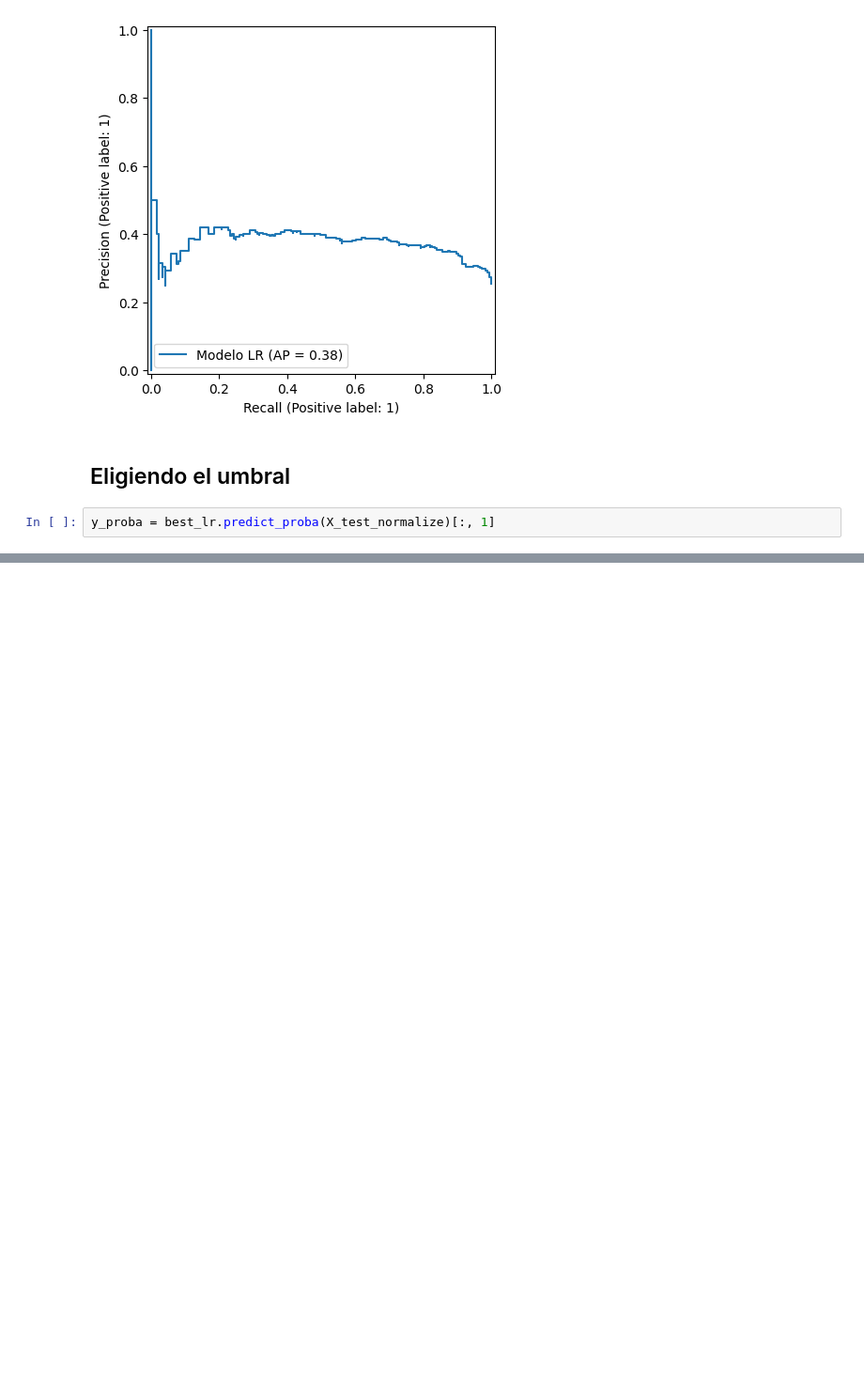
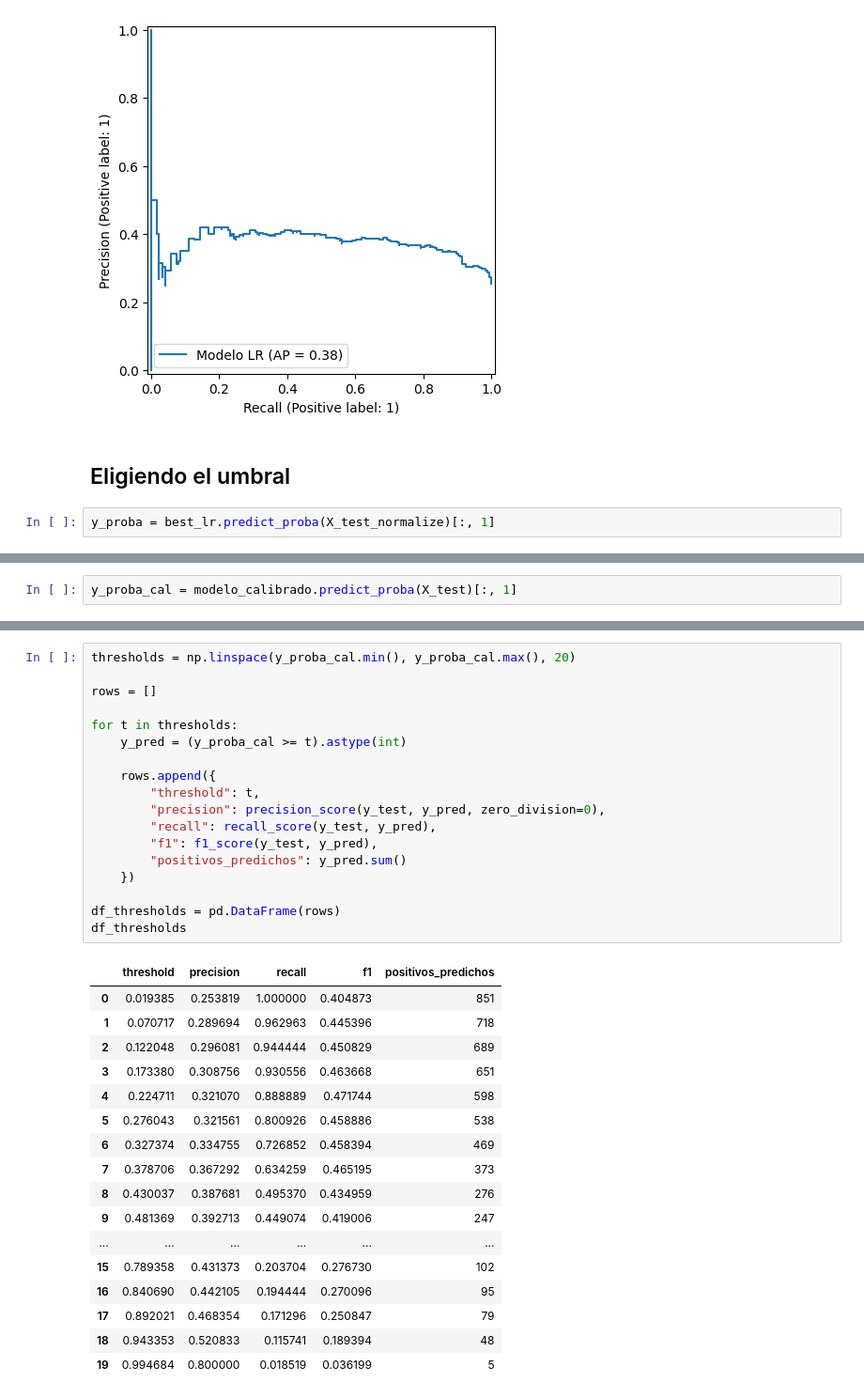
Before and after one commit to GuilleLondero/churn_insight_hackathon, a Jupyter notebook: data_science/notebooks/optimizacion_modelos.ipynb, the cells around one changed output, grey strips where cells are left out. Shown at 94% size. Saved outputs shown, nothing was run; the diff lists cells and outputs as text; blank space fills up the shorter version.

```diff
--- a/data_science/notebooks/optimizacion_modelos.ipynb
+++ b/data_science/notebooks/optimizacion_modelos.ipynb
@@ -520,0 +542,2 @@ df_thresholds
+# %%
+y_proba_cal = modelo_calibrado.predict_proba(X_test)[:, 1]
@@ -520,0 +548,36 @@ df_thresholds
+# %%
+thresholds = np.linspace(y_proba_cal.min(), y_proba_cal.max(), 20)
+
+rows = []
+
+for t in thresholds:
+    y_pred = (y_proba_cal >= t).astype(int)
+
+    rows.append({
+        "threshold": t,
+        "precision": precision_score(y_test, y_pred, zero_division=0),
+        "recall": recall_score(y_test, y_pred),
+        "f1": f1_score(y_test, y_pred),
+        "positivos_predichos": y_pred.sum()
+    })
+
+df_thresholds = pd.DataFrame(rows)
+df_thresholds
+# %% [output]
+|  | threshold | precision | recall | f1 | positivos_predichos |
+| 0 | 0.019385 | 0.253819 | 1.000000 | 0.404873 | 851 |
+| 1 | 0.070717 | 0.289694 | 0.962963 | 0.445396 | 718 |
+| 2 | 0.122048 | 0.296081 | 0.944444 | 0.450829 | 689 |
+| 3 | 0.173380 | 0.308756 | 0.930556 | 0.463668 | 651 |
+| 4 | 0.224711 | 0.321070 | 0.888889 | 0.471744 | 598 |
+| 5 | 0.276043 | 0.321561 | 0.800926 | 0.458886 | 538 |
+| 6 | 0.327374 | 0.334755 | 0.726852 | 0.458394 | 469 |
+| 7 | 0.378706 | 0.367292 | 0.634259 | 0.465195 | 373 |
+| 8 | 0.430037 | 0.387681 | 0.495370 | 0.434959 | 276 |
+| 9 | 0.481369 | 0.392713 | 0.449074 | 0.419006 | 247 |
+| ... | ... | ... | ... | ... | ... |
+| 15 | 0.789358 | 0.431373 | 0.203704 | 0.276730 | 102 |
+| 16 | 0.840690 | 0.442105 | 0.194444 | 0.270096 | 95 |
+| 17 | 0.892021 | 0.468354 | 0.171296 | 0.250847 | 79 |
+| 18 | 0.943353 | 0.520833 | 0.115741 | 0.189394 | 48 |
+| 19 | 0.994684 | 0.800000 | 0.018519 | 0.036199 | 5 |
```
Also changed, not shown: parts of 13 cells of this notebook.
